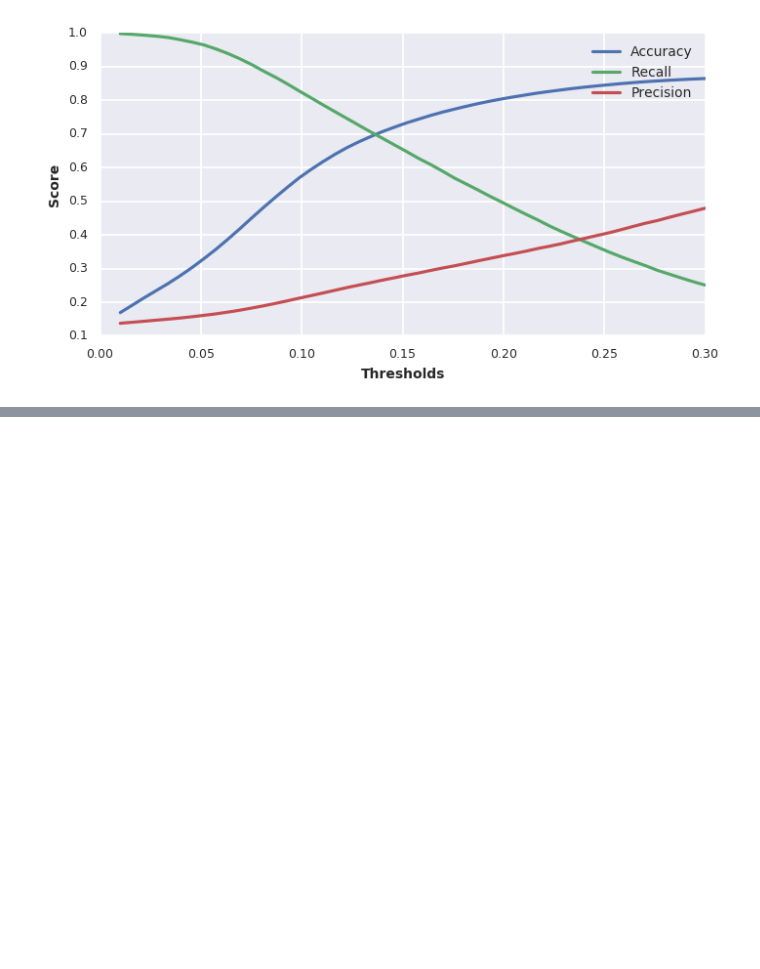
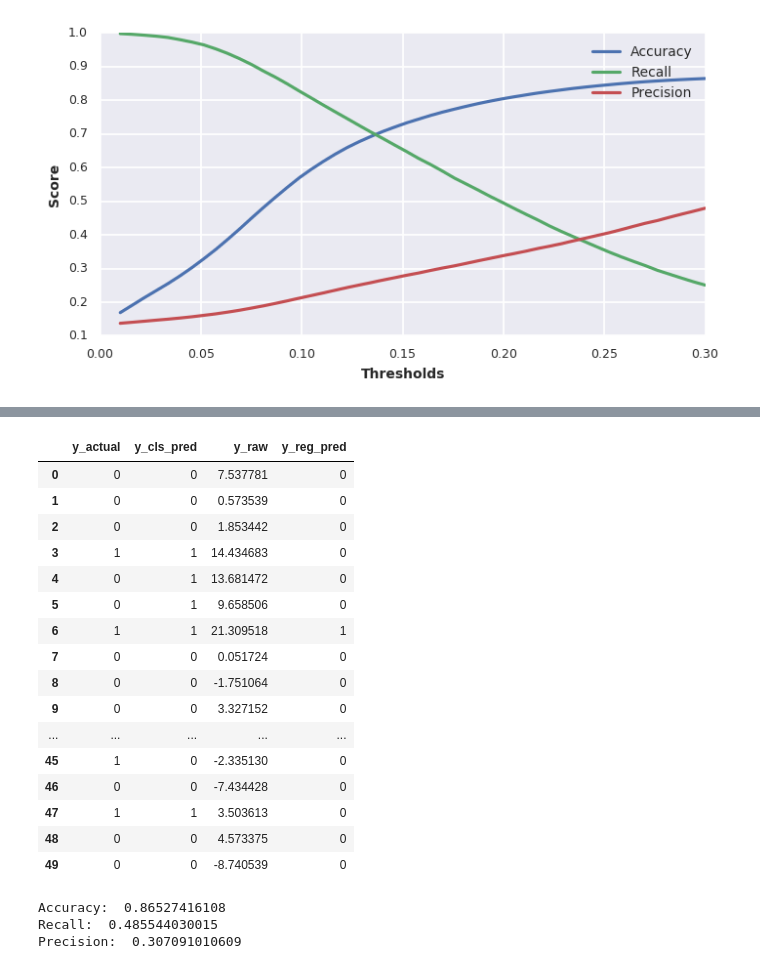
Before and after one commit to corbfost/flightdelaypredictor, a Jupyter notebook: eda/RandomFrst_and_Regressor.ipynb, the cells around one changed output, grey strips where cells are left out. Drawn from its saved outputs; the diff is of its cells as text; code cells hidden in the pictures; blank space fills up the shorter version.

Commit message:
Gradient Boosted Models

```diff
--- a/eda/EDA_post_FSM.ipynb
+++ b/eda/RandomFrst_and_Regressor.ipynb
@@ -445,0 +448,2 @@ plt.show()
+# %%
+X_train_r, X_test_r, y_train_r, y_test_r = train_test_split(X, y_regressor, test_size=0.33)
@@ -445,0 +453,4 @@ plt.show()
+# %%
+est = GradientBoostingRegressor(n_estimators=500, learning_rate=0.3,
+                                max_depth=3, loss='ls', verbose=1).fit(X_train_r, y_train_r)
+mean_squared_error(y_test_r, est.predict(X_test_r))
@@ -445,0 +476,36 @@ plt.show()
+# %%
+y_pred_reg_aligned = [1 if n >= 15 else 0 for n in est.predict(X_test)]
+y_pred_reg_raw = est.predict(X_test)
+# %%
+predictions = pd.DataFrame(
+    {'y_raw': y_pred_reg_raw,
+     'y_reg_pred': y_pred_reg_aligned,
+     'y_cls_pred': y_pred_custom_thresh,
+     'y_actual': y_test.astype(int)
+    })
+# %%
+predictions.head(50)
+# %% [output]
+|  | y_actual | y_cls_pred | y_raw | y_reg_pred |
+| 0 | 0 | 0 | 7.537781 | 0 |
+| 1 | 0 | 0 | 0.573539 | 0 |
+| 2 | 0 | 0 | 1.853442 | 0 |
+| 3 | 1 | 1 | 14.434683 | 0 |
+| 4 | 0 | 1 | 13.681472 | 0 |
+| 5 | 0 | 1 | 9.658506 | 0 |
+| 6 | 1 | 1 | 21.309518 | 1 |
+| 7 | 0 | 0 | 0.051724 | 0 |
+| 8 | 0 | 0 | -1.751064 | 0 |
+| 9 | 0 | 0 | 3.327152 | 0 |
+| ... | ... | ... | ... | ... |
+| 45 | 1 | 0 | -2.335130 | 0 |
+| 46 | 0 | 0 | -7.434428 | 0 |
+| 47 | 1 | 1 | 3.503613 | 0 |
+| 48 | 0 | 0 | 4.573375 | 0 |
+| 49 | 0 | 0 | -8.740539 | 0 |
+# %%
+key_metrics(y_pred_reg_aligned, y_test)
+# %% [output]
+Accuracy:  0.86527416108
+Recall:  0.485544030015
+Precision:  0.307091010609
```
Also changed, not shown: parts of 6 cells of this notebook, 1 other file.
